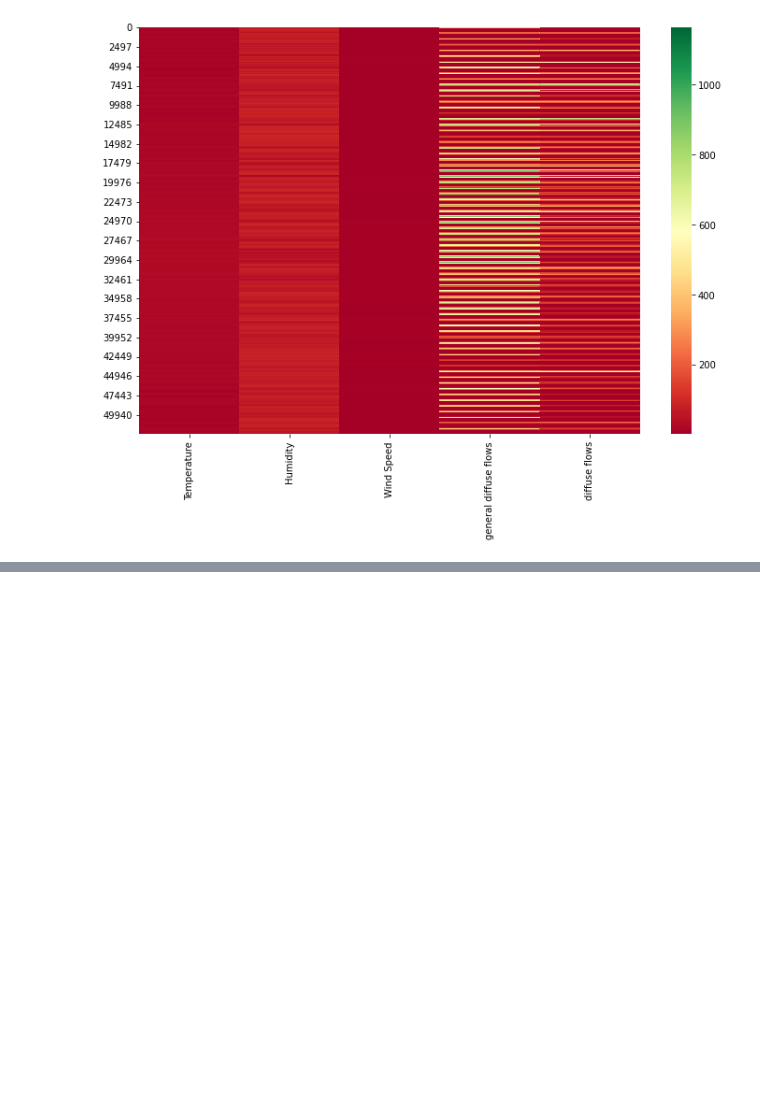
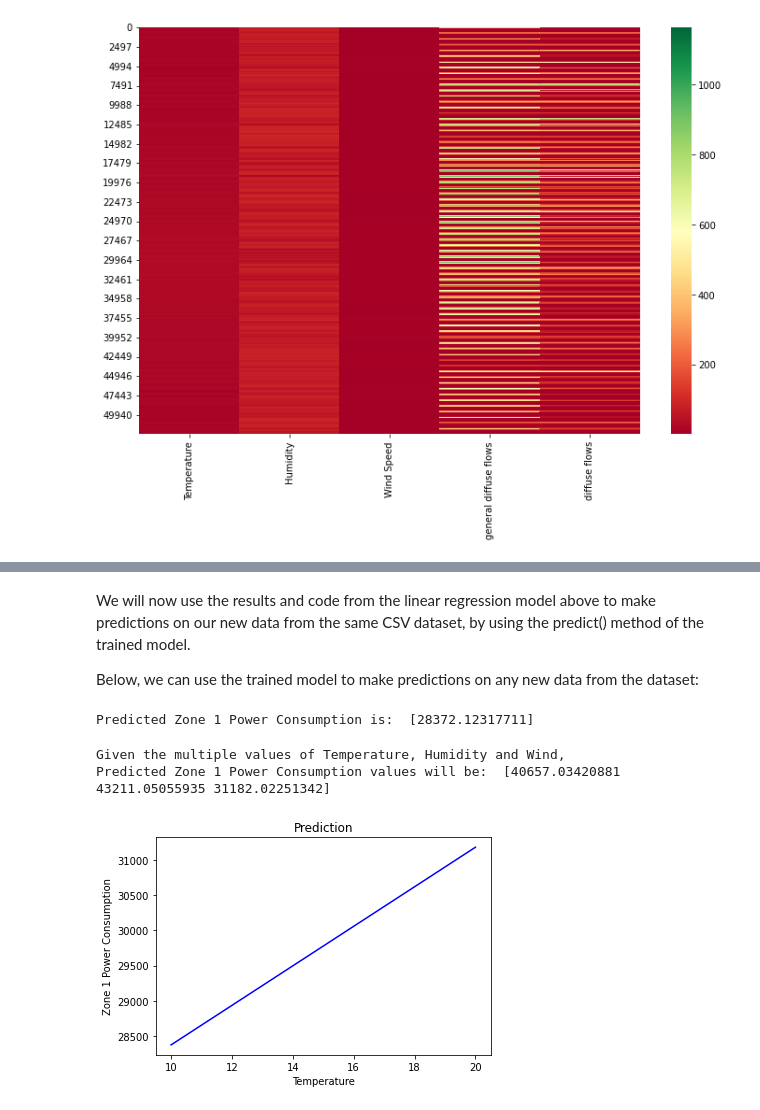
Before and after one commit to Chuka-J-Uzo/Regression_Analysis_PowerConsumption_Data, a Jupyter notebook: Regression_model_main.ipynb, the cells around one changed output, grey strips where cells are left out. Saved outputs shown, nothing was run; the diff lists cells and outputs as text; code cells hidden in the pictures; blank space fills up the shorter version.

```diff
--- a/Regression_model_main.ipynb
+++ b/Regression_model_main.ipynb
@@ -214,0 +287,4 @@ plt.show()
+# %% [markdown]
+We will now use the results and code from the linear regression model above to make predictions on our new data from the same CSV dataset, by using the predict() method of the trained model.
+
+Below, we can use the trained model to make predictions on any new data from the dataset:
@@ -214,0 +316,37 @@ plt.show()
+# %%
+y_pred = model.predict(new_data)
+print("Predicted Zone 1 Power Consumption is: ", y_pred)
+# %% [output]
+Predicted Zone 1 Power Consumption is:  [28372.12317711]
+# %%
+# Predict the power consumption for new data using several valuess in the trained model
+ # Example new data, where 10,50,5 are Temperature, 15,60,10 are Humidity and WInd are 20,70,15
+new_data = [[40, 30, 35], [60, 80, 75], [20, 70, 15]]  # Example multiple new data
+# Add column names to the new data
+columns = ['Temperature', 'Humidity', 'Wind Speed']
+new_data = pd.DataFrame(new_data, columns=columns)
+# %%
+y_pred = model.predict(new_data)
+print("Given the multiple values of Temperature, Humidity and Wind,")
+print("Predicted Zone 1 Power Consumption values will be: ", y_pred)
+# %% [output]
+Given the multiple values of Temperature, Humidity and Wind,
+Predicted Zone 1 Power Consumption values will be:  [40657.03420881 43211.05055935 31182.02251342]
+# %%
+import matplotlib.pyplot as plt
+
+# Define the x-axis values
+x = [10, 15, 20] # Here this is Temperatures (10), (15), (20)
+
+# Plot the prediction on the y-axis
+plt.plot(x, y_pred, 'b-')
+
+# Add a title and axis labels
+plt.title('Prediction')
+plt.xlabel('Temperature')
+plt.ylabel('Zone 1 Power Consumption')
+
+# Show the plot
+plt.show()
+# %% [output]
+[figure, added]
```
Also changed, not shown: parts of 5 cells of this notebook.
